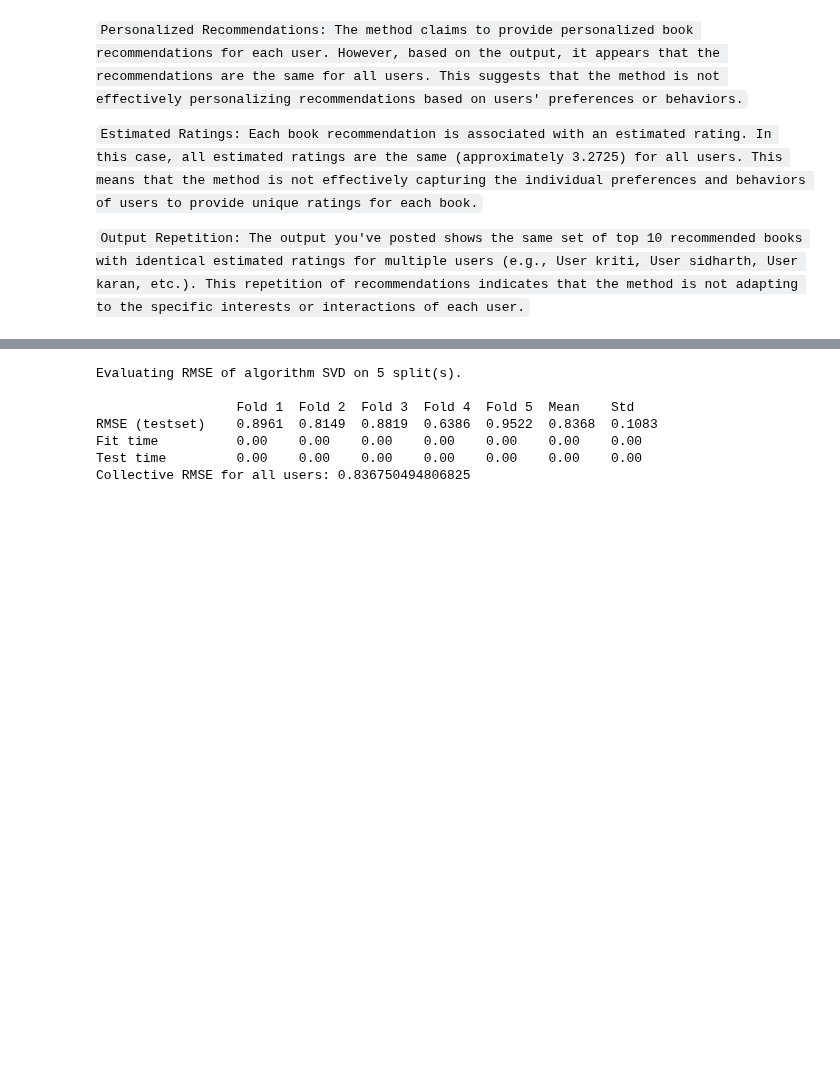
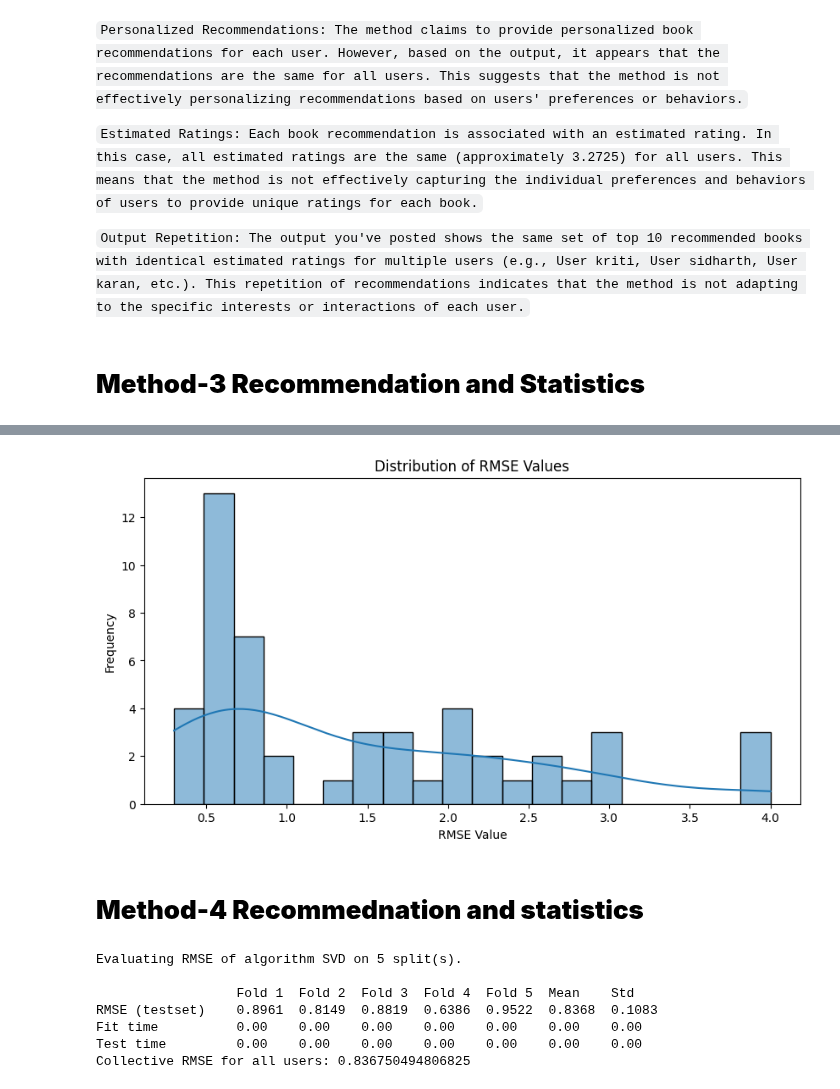
Before and after one commit to Mughal72/Book_Website, a Jupyter notebook: analysis.ipynb, the cells around one changed output, grey strips where cells are left out. Saved outputs shown, nothing was run; the diff lists cells and outputs as text; code cells hidden in the pictures; blank space fills up the shorter version.

```diff
--- a/analysis.ipynb
+++ b/analysis.ipynb
@@ -330,12 +330,16 @@ Standard Deviation of RMSE: 0.0
 `Estimated Ratings: Each book recommendation is associated with an estimated rating. In this case, all estimated ratings are the same (approximately 3.2725) for all users. This means that the method is not effectively capturing the individual preferences and behaviors of users to provide unique ratings for each book.`
 
 `Output Repetition: The output you've posted shows the same set of top 10 recommended books with identical estimated ratings for multiple users (e.g., User kriti, User sidharth, User karan, etc.). This repetition of recommendations indicates that the method is not adapting to the specific interests or interactions of each user.`
+# %% [markdown]
+# **Method-3 Recommendation and Statistics**
 # %%
 import pandas as pd
 from sklearn.feature_extraction.text import TfidfVectorizer
 from sklearn.metrics.pairwise import linear_kernel
 from sklearn.metrics import mean_squared_error
 import numpy as np
+import matplotlib.pyplot as plt
+import seaborn as sns
 
 # Load the books and users datasets
 books_df = pd.read_csv("books.csv", encoding='latin-1')
@@ -364,44 +368,64 @@ def get_recommendations(user_name, num_recommendations=10):
     book_indices = [i[0] for i in sim_scores]
     return books_df.iloc[book_indices]
 
-# Get recommendations for a specific user
-user_name = 'amber'  # Replace with the desired user name
-recommendations = get_recommendations(user_name)
+    # Get recommendations for a specific user
+user_name = 'anber'  # Replace with the desired user name
+num_recommendations = 10  # Number of recommendations to get
+recommendations = get_recommendations(user_name, num_recommendations)
 print(f"Book recommendations for user {user_name}:")
 for idx, row in recommendations.iterrows():
     print(f"- {row['Book-Title']} by {row['Author-Name']}")
 print('\n')
 
-from sklearn.metrics import mean_squared_error
-import numpy as np
 
-# Create a dictionary to map user names to user IDs
-user_name_to_id = {name: uid for uid, name in enumerate(users_df['User-ID'])}
+# Define a function to calculate RMSE for a user
+def calculate_rmse(user_name, num_recommendations=10):
+    user_idx = users_df[users_df['User-ID'] == user_name].index[0]
+    sim_scores = list(enumerate(cosine_sim[user_idx]))
+    sim_scores = sorted(sim_scores, key=lambda x: x[1], reverse=True)
+    sim_scores = sim_scores[1:num_recommendations + 1]
+    book_indices = [i[0] for i in sim_scores]
 
-# Initialize lists to store actual and predicted ratings
-actual_ratings = []
-predicted_ratings = []
-
-# Iterate through all users in the dataset
-for user_name in users_df['User-ID']:
     # Get the actual ratings of the user
     user_ratings = users_df.loc[users_df['User-ID'] == user_name, 'Ratings'].values
 
     # Get the predicted ratings for the recommended books
-    recommended_books = predict_ratings(user_name, num_recommendations)
-    recommended_books_ratings = recommended_books['Ratings'].values
+    recommended_books_ratings = books_df.iloc[book_indices]['Ratings'].values
 
     # Ensure both lists have the same length
     min_len = min(len(user_ratings), len(recommended_books_ratings))
     user_ratings = user_ratings[:min_len]
     recommended_books_ratings = recommended_books_ratings[:min_len]
 
-    # Append actual and predicted ratings to the lists
-    actual_ratings.extend(user_ratings)
-    predicted_ratings.extend(recommended_books_ratings)
+    # Calculate RMSE
+    rmse = np.sqrt(mean_squared_error(user_ratings, recommended_books_ratings))
 
-# Calculate the collective RMSE
-collective_rmse = np.sqrt(mean_squared_error(actual_ratings, predicted_ratings))
+    return rmse
+
+# Initialize a list to store RMSE values for all users
+rmse_values = []
+
+# Iterate through all users in the dataset
+for user_name in users_df['User-ID']:
+    rmse = calculate_rmse(user_name, num_recommendations=10)
+    rmse_values.append(rmse)
+
+# Calculate the collective RMSE for all users
+collective_rmse = np.mean(rmse_values)
+
+# Calculate mean RMSE and standard RMSE
+mean_rmse = np.mean(rmse_values)
+std_dev_rmse = np.std(rmse_values)
 
 print(f'Collective RMSE for all users: {collective_rmse}')
+print(f'Mean RMSE: {mean_rmse}')
+print(f'Standard Deviation of RMSE: {std_dev_rmse}')
+
+# Create a histogram of RMSE values
+plt.figure(figsize=(10, 5))
+sns.histplot(rmse_values, bins=20, kde=True)
+plt.xlabel('RMSE Value')
+plt.ylabel('Frequency')
+plt.title('Distribution of RMSE Values')
+plt.show()
 # %% [output]
@@ -422,3 +448,6 @@ Collective RMSE for all users: 1.8001275674960537
+[figure, added]
+# %% [markdown]
+# **Method-4 Recommednation and statistics**
 # %%
 import pandas as pd
 import numpy as np
```
Also changed, not shown: parts of 1 cell of this notebook.
